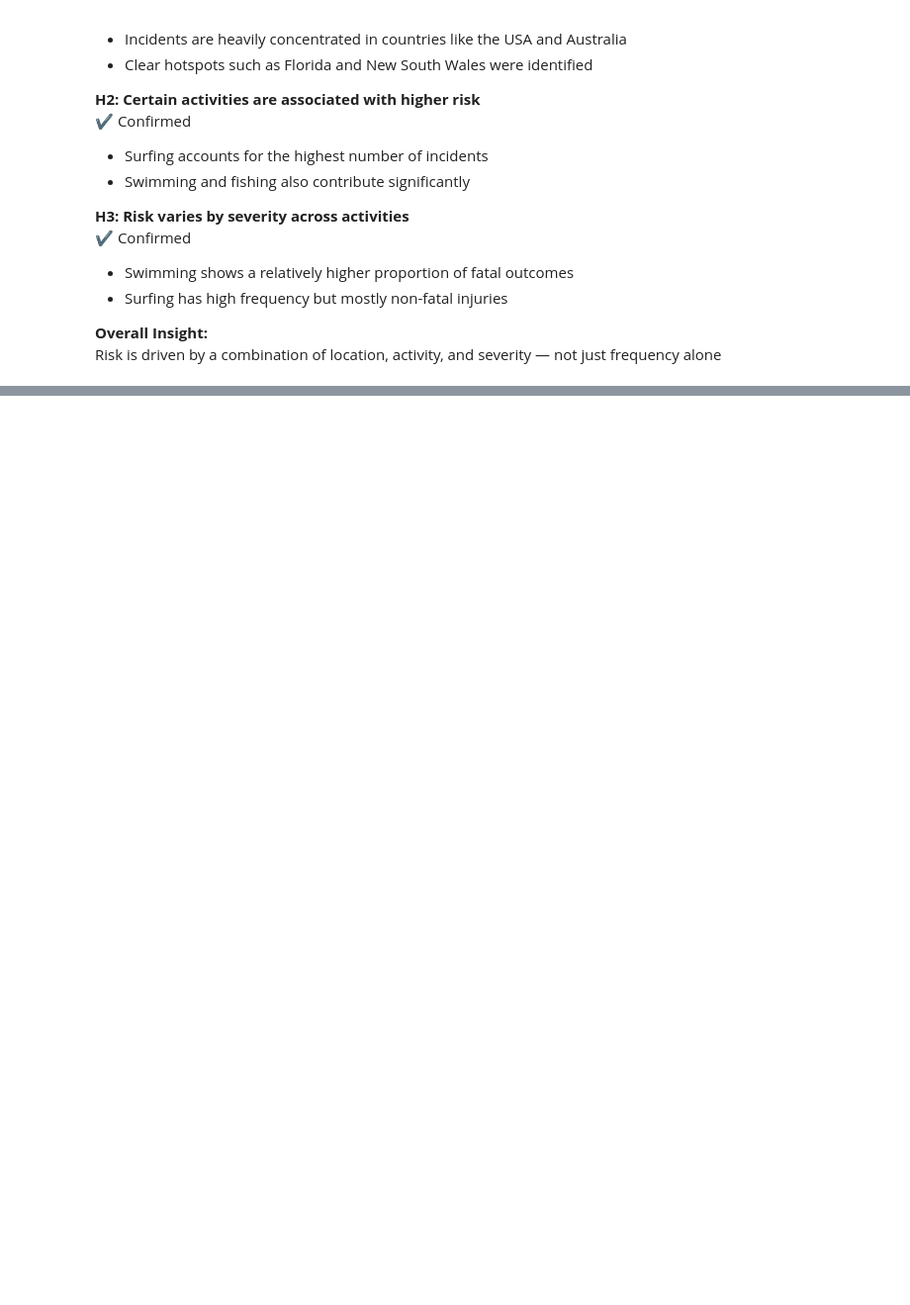
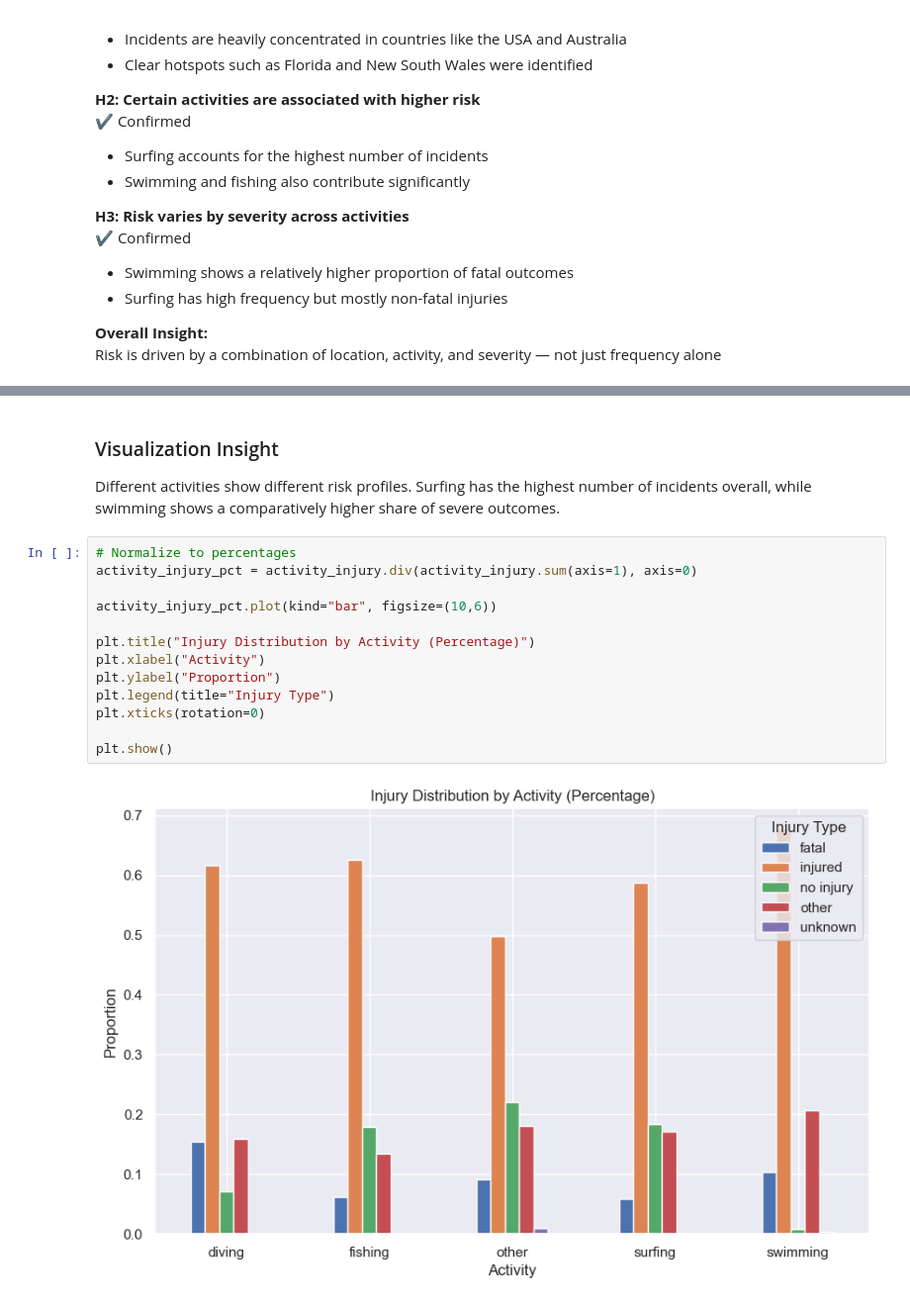
Before and after one commit to lgrefenstein/data-cleaning-pandas, a Jupyter notebook: eda.ipynb, the cells around one changed output, grey strips where cells are left out. Shown at 99% size. Cells and saved outputs as stored; diff of their text form; blank space fills up the shorter version.

```diff
--- a/eda.ipynb
+++ b/eda.ipynb
@@ -265,0 +300,18 @@ We aim to keep visualizations simple, readable, and directly aligned with our ke
+# %% [markdown]
+### Visualization Insight
+Different activities show different risk profiles. Surfing has the highest number of incidents overall, while swimming shows a comparatively higher share of severe outcomes.
+# %%
+# Normalize to percentages
+activity_injury_pct = activity_injury.div(activity_injury.sum(axis=1), axis=0)
+
+activity_injury_pct.plot(kind="bar", figsize=(10,6))
+
+plt.title("Injury Distribution by Activity (Percentage)")
+plt.xlabel("Activity")
+plt.ylabel("Proportion")
+plt.legend(title="Injury Type")
+plt.xticks(rotation=0)
+
+plt.show()
+# %% [output]
+[figure, added]
```
Also changed, not shown: parts of 12 cells of this notebook.
